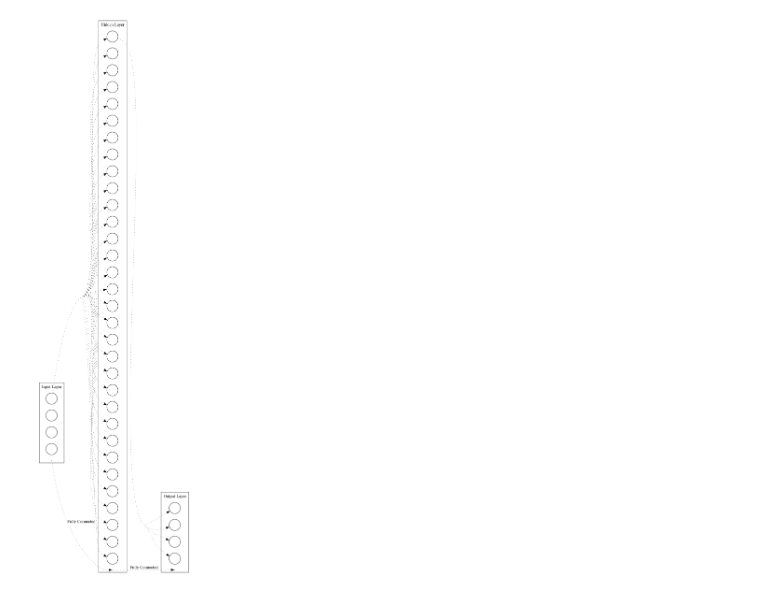
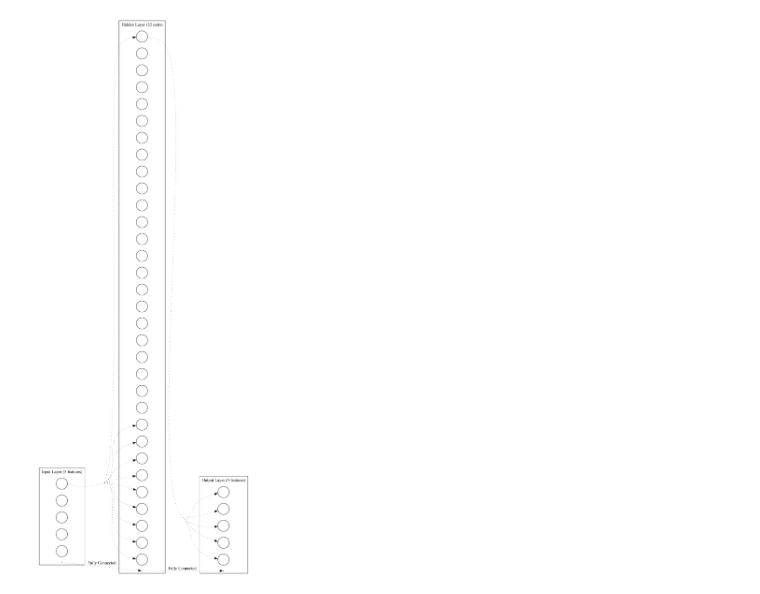
Before and after one commit to conjeevaram/Anomaly-Detection-Auto-Encoder, a Jupyter notebook: detector.ipynb, the cells around one changed output. Cells and saved outputs as stored; diff of their text form; code cells hidden in the pictures.

```diff
--- a/detector.ipynb
+++ b/detector.ipynb
@@ -31,7 +31,7 @@ BATCH_SIZE = 64
 SEQ_LEN = 1 # just keeping this to one for now, would it be better to make it larger?
 
 # loading and combining "normal data" into one dataframe, from which individual windows will be extracted
-normal_files = ["sine.csv", "sawtooth.csv", "square.csv"]
+normal_files = ["train_1.csv", "train_2.csv"]
 dfs = []
 
 for file in normal_files:
@@ -49,9 +49,9 @@ Total samples: 32771
 # %%
 # quick visualization of original data (sanity check)
 
-plt.figure(figsize=(15, 10))
+plt.figure(figsize=(15, 12))
 for i, col in enumerate(full_df.columns):
-    plt.subplot(4, 1, i+1)
+    plt.subplot(5, 1, i+1)
     plt.plot(full_df[col].values[:700], alpha=0.7)
     plt.title(f'normal {col} pattern')
     plt.xlabel('time step (from csv, not absolute time)')
@@ -83,7 +83,7 @@ val_loader = DataLoader(TensorDataset(val_data, val_data),
 class LSTM_Autoencoder(nn.Module):
     def __init__(self, input_dim, hidden_dim, seq_len):
         super().__init__()
-        self.input_dim = input_dim    # 4 features (x,y,z accel + current)
+        self.input_dim = input_dim    # 5 features (x,y,z accel + current + voltage)
         self.hidden_dim = hidden_dim  # Latent space dimension
         self.seq_len = seq_len        # Window size
 
@@ -120,7 +120,7 @@ class LSTM_Autoencoder(nn.Module):
 # Initialize model
 WINDOW_SIZE = 60
 model = LSTM_Autoencoder(
-    input_dim=4,     # x_accel, y_accel, z_accel, current_A
+    input_dim=5,     # x_accel, y_accel, z_accel, current_A, voltage
     hidden_dim=32,   # Latent dimension
     seq_len=WINDOW_SIZE
 )
@@ -133,43 +133,52 @@ LSTM_Autoencoder(
 )
 # %%
-dot = Digraph(comment="LSTM Autoencoder Detailed Diagram", format="png")
-dot.attr(rankdir="LR", concentrate="true")  # Use graph edge concentration
+def visualize_autoencoder(model):
+    """Generate a visualization that adapts to the model architecture"""
+    input_dim = model.input_dim
+    hidden_dim = model.hidden_dim
 
-# Input layer: 4 neurons (represented individually) with a dummy node for aggregate connection
-with dot.subgraph(name="cluster_input") as c:
-    c.attr(rank="same", label="Input Layer")
-    for i in range(4):
-        c.node(f"I{i}", shape="circle", label="")
-    c.node("input_dummy", shape="point", width="0.01")
+    dot = Digraph(comment="LSTM Autoencoder Detailed Diagram", format="png")
+    dot.attr(rankdir="LR", concentrate="true")  # Use graph edge concentration
 
-# Hidden layer: 32 neurons (represented individually) with a dummy node for aggregate connections
-with dot.subgraph(name="cluster_hidden") as c:
-    c.attr(rank="same", label="Hidden Layer")
-    for i in range(32):
-        c.node(f"H{i}", shape="circle", label="")
-    c.node("hidden_dummy", shape="point", width="0.01")
+    # Input layer: dynamic number of neurons based on model's input_dim
+    with dot.subgraph(name="cluster_input") as c:
+        c.attr(rank="same", label=f"Input Layer ({input_dim} features)")
+        for i in range(input_dim):
+            c.node(f"I{i}", shape="circle", label="")
+        c.node("input_dummy", shape="point", width="0.01")
 
-# Output layer: 4 neurons (represented individually) with a dummy node for aggregate connection
-with dot.subgraph(name="cluster_output") as c:
-    c.attr(rank="same", label="Output Layer")
-    for i in range(4):
-        c.node(f"O{i}", shape="circle", label="")
-    c.node("output_dummy", shape="point", width="0.01")
+    # Hidden layer: dynamic number of neurons based on model's hidden_dim
+    with dot.subgraph(name="cluster_hidden") as c:
+        c.attr(rank="same", label=f"Hidden Layer ({hidden_dim} units)")
+        for i in range(hidden_dim):
+            c.node(f"H{i}", shape="circle", label="")
+        c.node("hidden_dummy", shape="point", width="0.01")
 
-# Draw aggregate edges between groups using the dummy nodes
-dot.edge("input_dummy", "hidden_dummy", style="dotted", penwidth="0.5", label="Fully Connected")
-dot.edge("hidden_dummy", "output_dummy", style="dotted", penwidth="0.5", label="Fully Connected")
+    # Output layer: same as input_dim
+    with dot.subgraph(name="cluster_output") as c:
+        c.attr(rank="same", label=f"Output Layer ({input_dim} features)")
+        for i in range(input_dim):
+            c.node(f"O{i}", shape="circle", label="")
+        c.node("output_dummy", shape="point", width="0.01")
 
-# Optionally, display individual connections for a subset (e.g., from the first neuron)
-for j in range(32):
-    dot.edge("I0", f"H{j}", style="dotted", penwidth="0.5")
-for k in range(4):
-    dot.edge("H0", f"O{k}", style="dotted", penwidth="0.5")
+    # Draw aggregate edges between groups using the dummy nodes
+    dot.edge("input_dummy", "hidden_dummy", style="dotted", penwidth="0.5", label="Fully Connected")
+    dot.edge("hidden_dummy", "output_dummy", style="dotted", penwidth="0.5", label="Fully Connected")
 
-# Display the diagram inline using IPython.display
-display(Image(dot.pipe(format='png')))
+    # Optionally, display individual connections from first input and first hidden neuron
+    for j in range(min(hidden_dim, 10)):  # Limit to 10 connections for clarity
+        dot.edge("I0", f"H{j}", style="dotted", penwidth="0.5")
+
+    for k in range(min(input_dim, 10)):  # Limit to 10 connections for clarity
+        dot.edge("H0", f"O{k}", style="dotted", penwidth="0.5")
+
+    return dot
+
+# Call the function with the model
+autoencoder_diagram = visualize_autoencoder(model)
+display(Image(autoencoder_diagram.pipe(format='png')))
 # %% [output]
-[figure, old version]
+[figure, new version]
 # %%
 device = torch.device("cuda" if torch.cuda.is_available() else "cpu")
 model = model.to(device)
```
Also changed, not shown: parts of 11 cells of this notebook, 16 other files.
